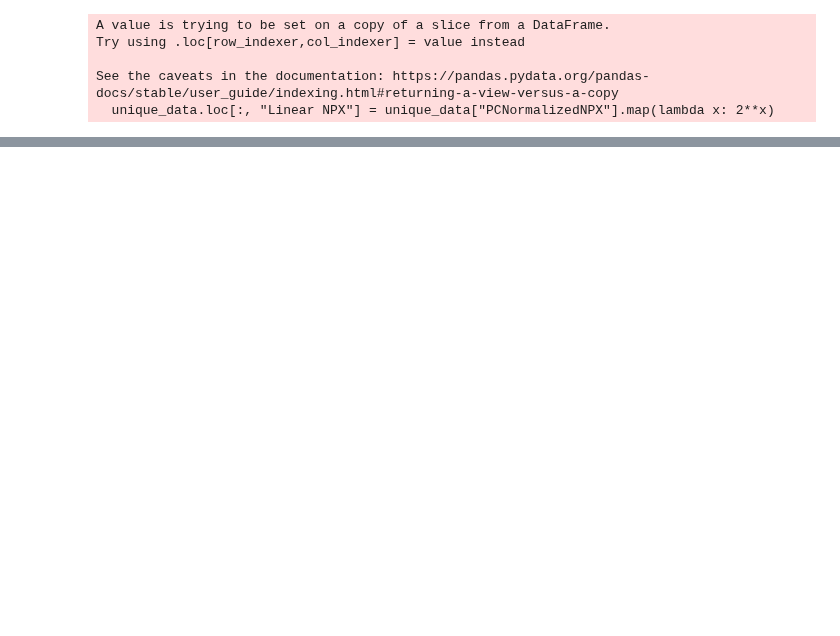
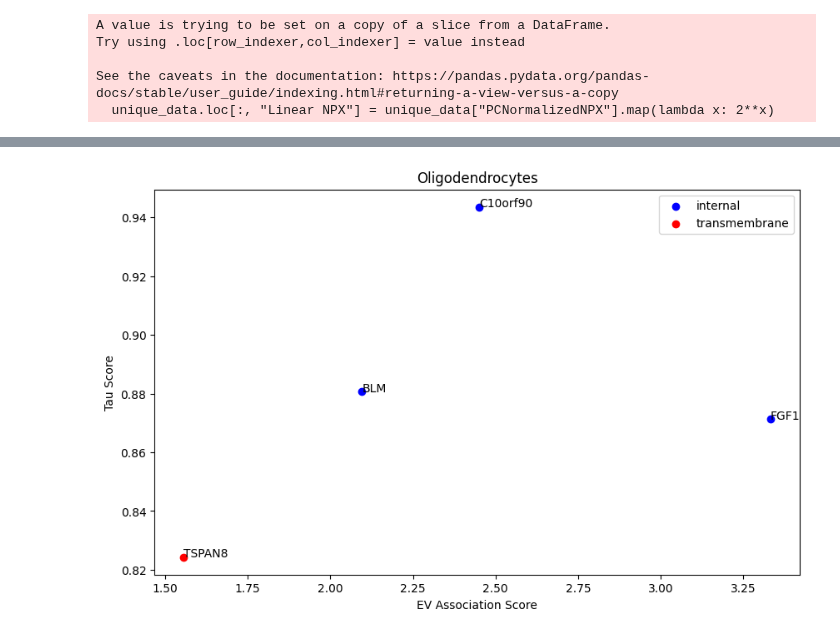
Before and after one commit to Walt-Lab/bdev_mass_spec, a Jupyter notebook: docs/example_usage.ipynb, the cells around one changed output, grey strips where cells are left out. Drawn from its saved outputs; the diff is of its cells as text; code cells hidden in the pictures; blank space fills up the shorter version.

```diff
--- a/docs/example_usage.ipynb
+++ b/docs/example_usage.ipynb
@@ -74,47 +109,93 @@ plot_protein_fractionation(tidy_data, "Q7Z6K4")
 # %%
-# Find possible neuron-associated proteins and graph the EV association score against the tau specificity score
+# Find possible oligodendrocyte-associated proteins and graph the EV association score against the tau specificity score
 
-internal_neuron = identify_targets(
+internal_oligodendrocyte = identify_targets(
     assay_list_path = assay_list_path,
     uniprot_fasta_database = uniprot_fasta_database,
     brain_rna_seq_raw_path = brain_rna_seq_raw_path,
     region = "internal",
-    cell_type = "neuron",
+    cell_type = "oligodendrocyte",
     specificity_metric = "tau",
     specificity_cutoff = 0.75,
     high_fractions = ['9', '10'],
     low_fractions = ['7', '11', '12', '13'],
     sample_health = 'healthy',
     mean_median_individual = 'individual_median',
     plate_layout_dataframe = plate_layout_path,
     tidy_dataframe = tidy_data,
     output_directory = output_directory
     )
 
-transmembrane_neuron = identify_targets(
+transmembrane_oligodendrocyte = identify_targets(
     assay_list_path = assay_list_path,
     uniprot_fasta_database = uniprot_fasta_database,
     brain_rna_seq_raw_path = brain_rna_seq_raw_path,
     region = "TMhelix",
-    cell_type = "neuron",
+    cell_type = "oligodendrocyte",
     specificity_metric = "tau",
     specificity_cutoff = 0.75,
     high_fractions = ['9', '10'],
     low_fractions = ['7', '11', '12', '13'],
     sample_health = 'healthy',
     mean_median_individual = 'individual_median',
     plate_layout_dataframe = plate_layout_path,
     tidy_dataframe = tidy_data,
     output_directory = output_directory
     )
 
+hgnc_ids = (
+        "https://ftp.ebi.ac.uk/pub/databases/genenames/hgnc/tsv/hgnc_complete_set.txt"
+    )
+
+hgnc_uniprot_mapping_data = pd.read_csv(
+    (StringIO(requests.get(hgnc_ids).text)),
+    sep="\t",
+    usecols=["symbol", "uniprot_ids"],
+)
+
+ev_association_scores = ev_association_score_df(tidy_data, high_fractions = ['9', '10'], low_fractions = ['7', '11', '12', '13'])
+internal_oligodendrocyte_ratios_df = ev_association_scores[ev_association_scores["ht_assay"].isin(list(internal_oligodendrocyte))]
+transmembrane_oligodendrocyte_ratios_df = ev_association_scores[ev_association_scores["ht_assay"].isin(list(transmembrane_oligodendrocyte))]
+
 brain_rna_seq_data = map_hgnc_ids(brain_rna_seq_raw_path)
 
 expression_df = create_enrichment_dataframe(brain_rna_seq_data)
 tau_scores = expression_df.apply(lambda row: calculate_enrichment(row, "tau"), axis = 1)
 
-internal_neuron_tau = tau_scores[tau_scores.index.isin(internal_neuron)]
-transmembrane_neuron_tau = tau_scores[tau_scores.index.isin(transmembrane_neuron)]
+internal_oligodendrocyte_tau = tau_scores[tau_scores.index.isin(internal_oligodendrocyte)]
+transmembrane_oligodendrocyte_tau = tau_scores[tau_scores.index.isin(transmembrane_oligodendrocyte)]
 
-internal_neuron_df = tidy_data.loc[:, list(internal_neuron)]
-transmembrane_neuron_df = tidy_data.loc[:, list(transmembrane_neuron)]
+internal_oligodendrocyte_df = tidy_data.loc[:, list(internal_oligodendrocyte)]
+transmembrane_oligodendrocyte_df = tidy_data.loc[:, list(transmembrane_oligodendrocyte)]
+
+internal_oligodendrocyte_tau_df = internal_oligodendrocyte_tau.reset_index()
+internal_oligodendrocyte_tau_df.columns = ['uniprot_ids', 'values']
+internal_oligodendrocyte_tau_df['localization'] = 'internal'
+
+transmembrane_oligodendrocyte_tau_df = transmembrane_oligodendrocyte_tau.reset_index()
+transmembrane_oligodendrocyte_tau_df.columns = ['uniprot_ids', 'values']
+transmembrane_oligodendrocyte_tau_df['localization'] = 'transmembrane'
+
+internal_oligodendrocyte_df = pd.merge(internal_oligodendrocyte_ratios_df, internal_oligodendrocyte_tau_df, left_on = "ht_assay", right_on = "uniprot_ids")
+transmembrane_oligodendrocyte_df = pd.merge(transmembrane_oligodendrocyte_ratios_df, transmembrane_oligodendrocyte_tau_df, left_on = "ht_assay", right_on = "uniprot_ids")
+
+oligodendrocyte_df = pd.concat([internal_oligodendrocyte_df, transmembrane_oligodendrocyte_df])
+oligodendrocyte_df = pd.merge(oligodendrocyte_df, hgnc_uniprot_mapping_data, on = "uniprot_ids")
+
+
+plt.figure(figsize=(10, 6))
+
+for loc, group in oligodendrocyte_df.groupby('localization'):
+    plt.scatter(group['ht_ratio'], group['values'], label=loc, c='blue' if loc == 'internal' else 'red')
+
+for i in range(len(oligodendrocyte_df)):
+    plt.text(oligodendrocyte_df['ht_ratio'][i], oligodendrocyte_df['values'][i], oligodendrocyte_df['symbol'][i])
+
+plt.xlabel('EV Association Score')
+plt.ylabel('Tau Score')
+plt.title('Oligodendrocytes')
+plt.legend()
+
+plt.show()
+# %% [output]
+[figure, added]
```
Also changed, not shown: parts of 4 cells of this notebook, 1 other file.
